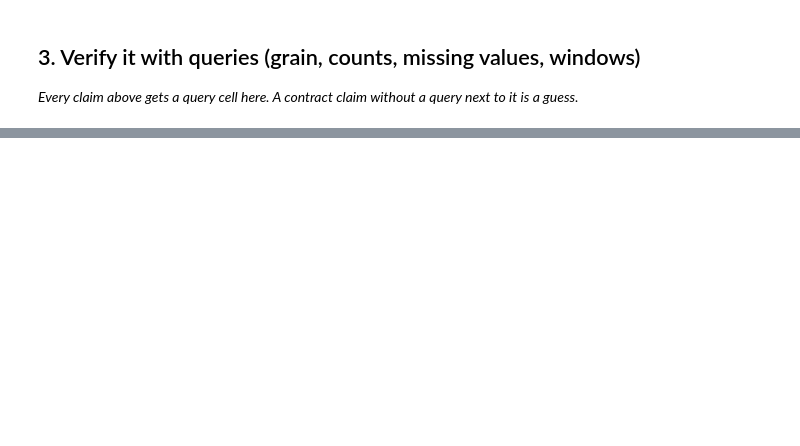
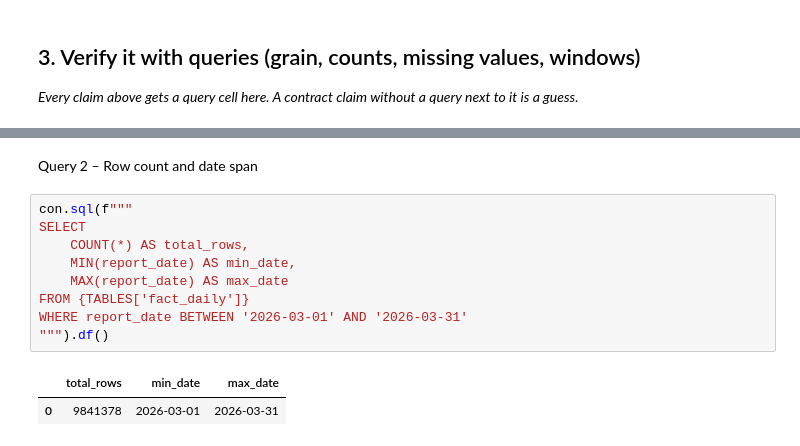
Before and after one commit to sakshi987123/flyrank-ml-internship, a Jupyter notebook: work/notebooks/w03_data_contract.ipynb, the cells around one changed output, grey strips where cells are left out. Drawn from its saved outputs; the diff is of its cells as text; blank space fills up the shorter version.

```diff
--- a/work/notebooks/w03_data_contract.ipynb
+++ b/work/notebooks/w03_data_contract.ipynb
@@ -36,0 +149,14 @@ This skeleton is yours to fill. Work the sections **in order** — each one has
+# %% [markdown]
+Query 2 – Row count and date span
+# %%
+con.sql(f"""
+SELECT
+    COUNT(*) AS total_rows,
+    MIN(report_date) AS min_date,
+    MAX(report_date) AS max_date
+FROM {TABLES['fact_daily']}
+WHERE report_date BETWEEN '2026-03-01' AND '2026-03-31'
+""").df()
+# %% [output]
+|  | total_rows | min_date | max_date |
+| 0 | 9841378 | 2026-03-01 | 2026-03-31 |
```
Also changed, not shown: parts of 24 cells of this notebook.
